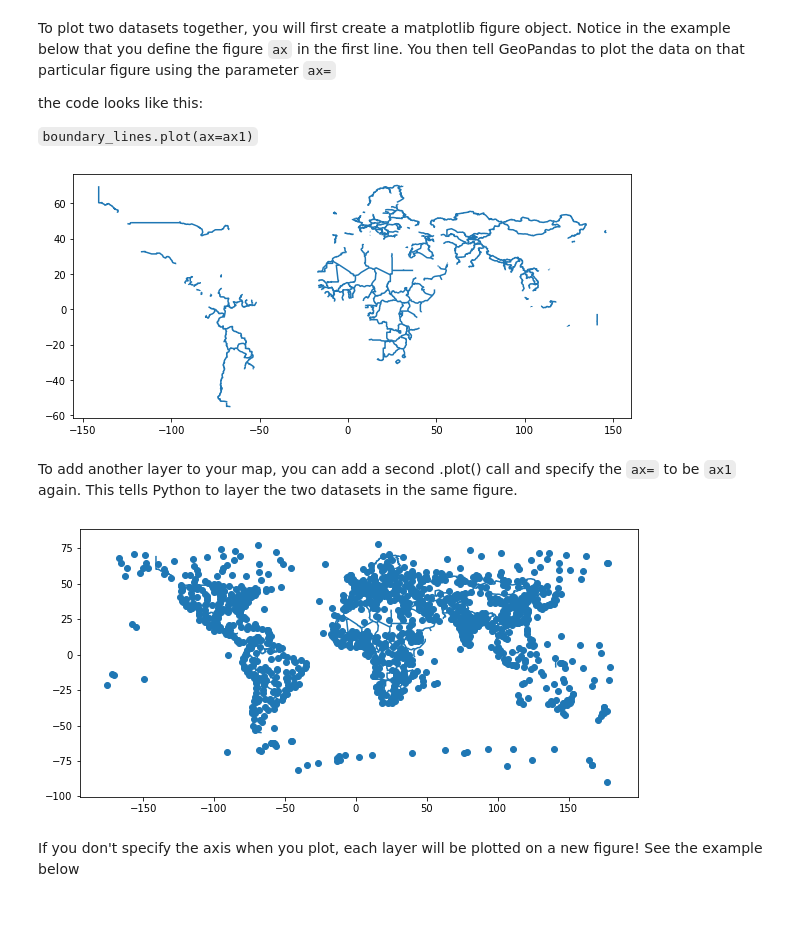
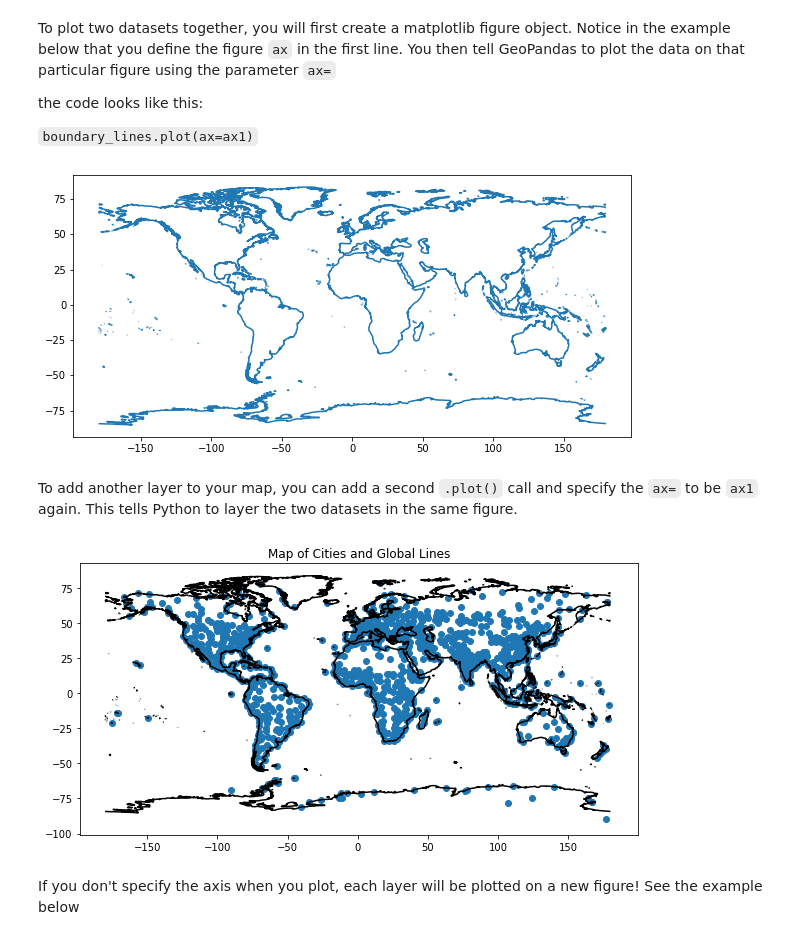
Before and after one commit to earthlab/edsc-summer-2020, a Jupyter notebook: data-types/02-intro-vector-data.ipynb, the cells around one changed output. Cells and saved outputs as stored; diff of their text form; code cells hidden in the pictures; blank space fills up the shorter version.

```diff
--- a/data-types/02-intro-vector-data.ipynb
+++ b/data-types/02-intro-vector-data.ipynb
@@ -153,0 +122,11 @@ boundary_lines.head()
+# %%
+coastlines_url = "https://www.naturalearthdata.com/http//www.naturalearthdata.com/download/50m/physical/ne_50m_coastline.zip"
+
+et.data.get_data(url=coastlines_url)
+
+coastlines_path = os.path.join("data", "earthpy-downloads",
+                               "ne_50m_coastline",
+                               "ne_50m_coastline.shp")
+
+coastlines = gpd.read_file(coastlines_path)
+coastlines.head()
@@ -257,22 +251,27 @@ the code looks like this:
 
 `boundary_lines.plot(ax=ax1)`
 # %%
-f, ax1 = plt.subplots(figsize=(10,6))
-boundary_lines.plot(ax=ax1)
+f, ax1 = plt.subplots(figsize=(10, 6))
+coastlines.plot(ax=ax1)
 plt.show()
 # %% [output]
-[figure, old version]
+[figure, new version]
 # %% [markdown]
-To add another layer to your map, you can add a second .plot() call and
+To add another layer to your map, you can add a second `.plot()` call and
 specify the `ax=` to be `ax1` again. This tells Python to layer the two
 datasets in the same figure.
 # %%
-f, ax1 = plt.subplots(figsize=(10,6))
-boundary_lines.plot(ax=ax1)
+# Create a map or plot with two data layers
+f, ax1 = plt.subplots(figsize=(10, 6))
+coastlines.plot(ax=ax1,
+                color="black")
 cities.plot(ax=ax1)
+
+# Add a title
+ax1.set(title="Map of Cities and Global Lines")
 plt.show()
 # %% [output]
-[figure, old version]
+[figure, new version]
 # %% [markdown]
 If you don't specify the axis when you plot, each layer will be plotted on a
 new figure! See the example below
```
Also changed, not shown: parts of 34 cells of this notebook.
